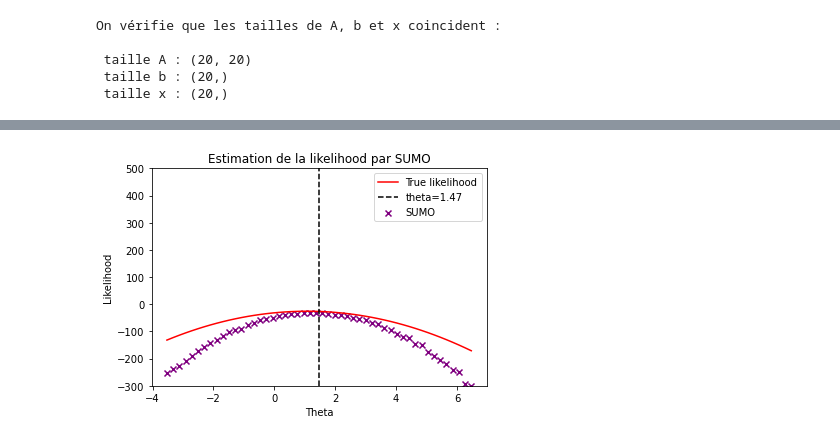
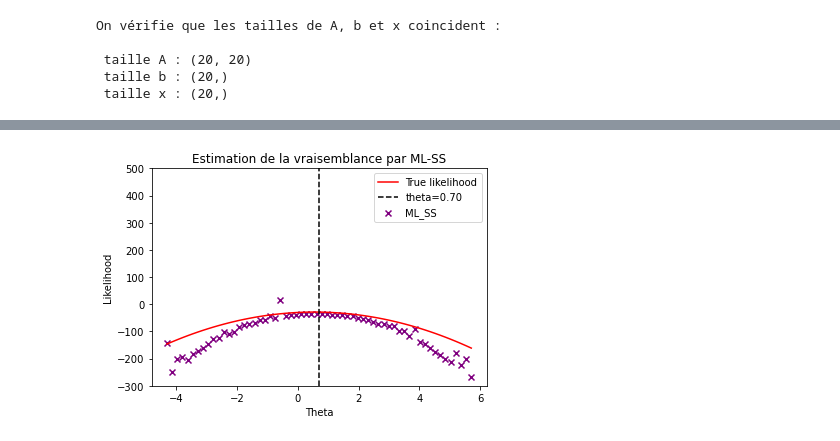
Before and after one commit to NailKhelifa/MLMC_Unibaised_Gradient_Estimation_for_Deep_LVM, a Jupyter notebook: Test_code.ipynb, the cells around one changed output, grey strips where cells are left out. Saved outputs shown, nothing was run; the diff lists cells and outputs as text; code cells hidden in the pictures.

Commit message:
Update de Code.py et plot des premiers graphiques

```diff
--- a/Test_code.ipynb
+++ b/Test_code.ipynb
@@ -161,32 +162,33 @@ où $\mathcal{K} \sim p(\cdot)$ une distrubtion de support dans $\mathbb{N}$
+# %%
+n_simulations = 15
+r = 0.6
 # %%
-n_simulations = 10
-r = 0.6
-
+#Tout ça c'est plot_likelihood
 theta_min = theta_true - 5  # Limite inférieure de la plage
 theta_max = theta_true + 5 # Limite supérieure de la plage
-num_points = 50  # Nombre de points à générer
+num_points = 60  # Nombre de points à générer
 theta_values = np.linspace(theta_min, theta_max, num_points)
 
 estimated_likelihood = []
 
 with tqdm(total=n_simulations) as pbar:
 
     for theta in theta_values:
 
-        estimated_likelihood.append(Code.log_likelihood_IWAE(r, theta, x, noised_A, noised_b, n_simulations))
+        estimated_likelihood.append(Code.log_likelihood_ML_SS(r, theta, x, noised_A, noised_b, n_simulations))
 
         pbar.update(1)
 
 true_likelihood_values = [Code.true_likelihood(x, theta) for theta in theta_values]
 
 plt.plot(theta_values, true_likelihood_values, color='r', label='True likelihood')
-plt.scatter(theta_values, estimated_likelihood, color='purple', marker='x', label='SUMO')
+plt.scatter(theta_values, estimated_likelihood, color='purple', marker='x', label='ML_SS')
 plt.axvline(x=theta_true, color='black', linestyle='--', label='theta='+ str('{:.2f}'.format(theta_true)))
 plt.ylim([-300,500])
 plt.xlabel('Theta')
 plt.ylabel('Likelihood')
-plt.title('Estimation de la likelihood par SUMO')
+plt.title('Estimation de la vraisemblance par ML-SS')
 plt.legend(loc='best')
 plt.show()
 # %% [output]
-[figure, old version]
+[figure, new version]
```
Also changed, not shown: parts of 20 cells of this notebook, 1 other file.
